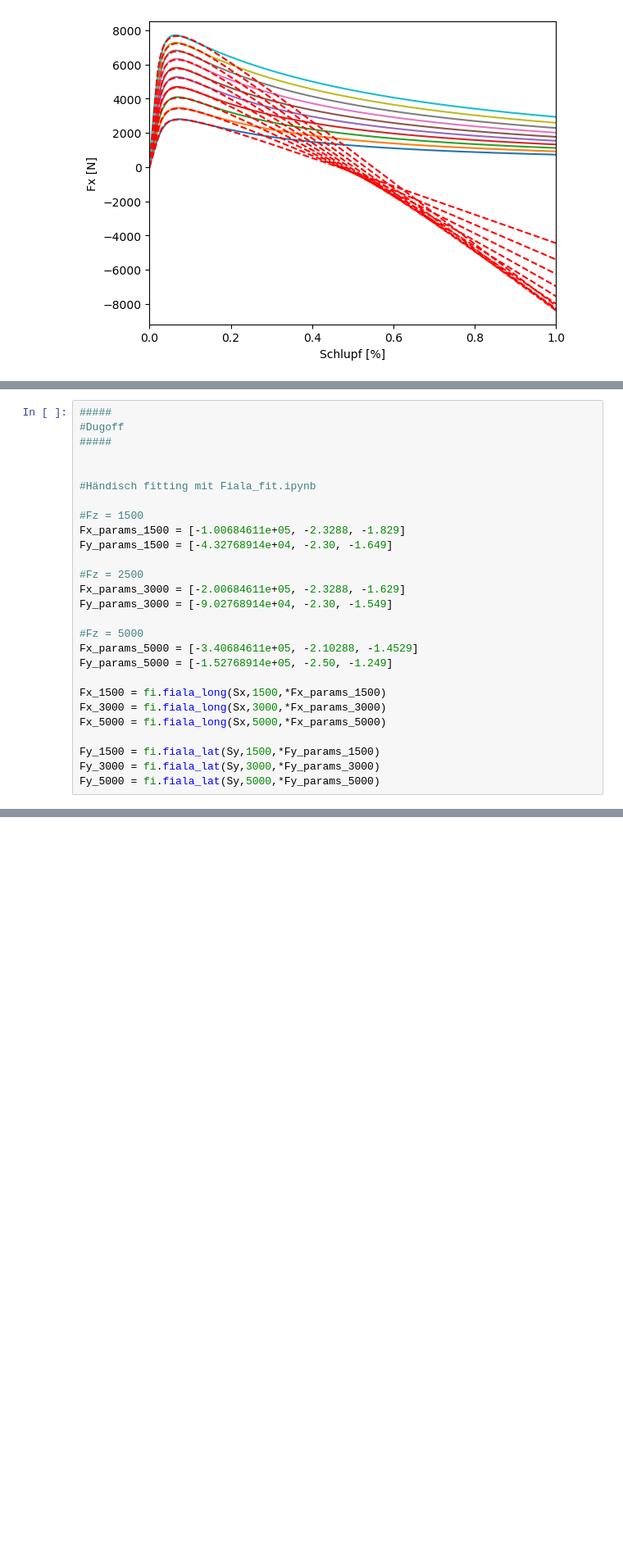
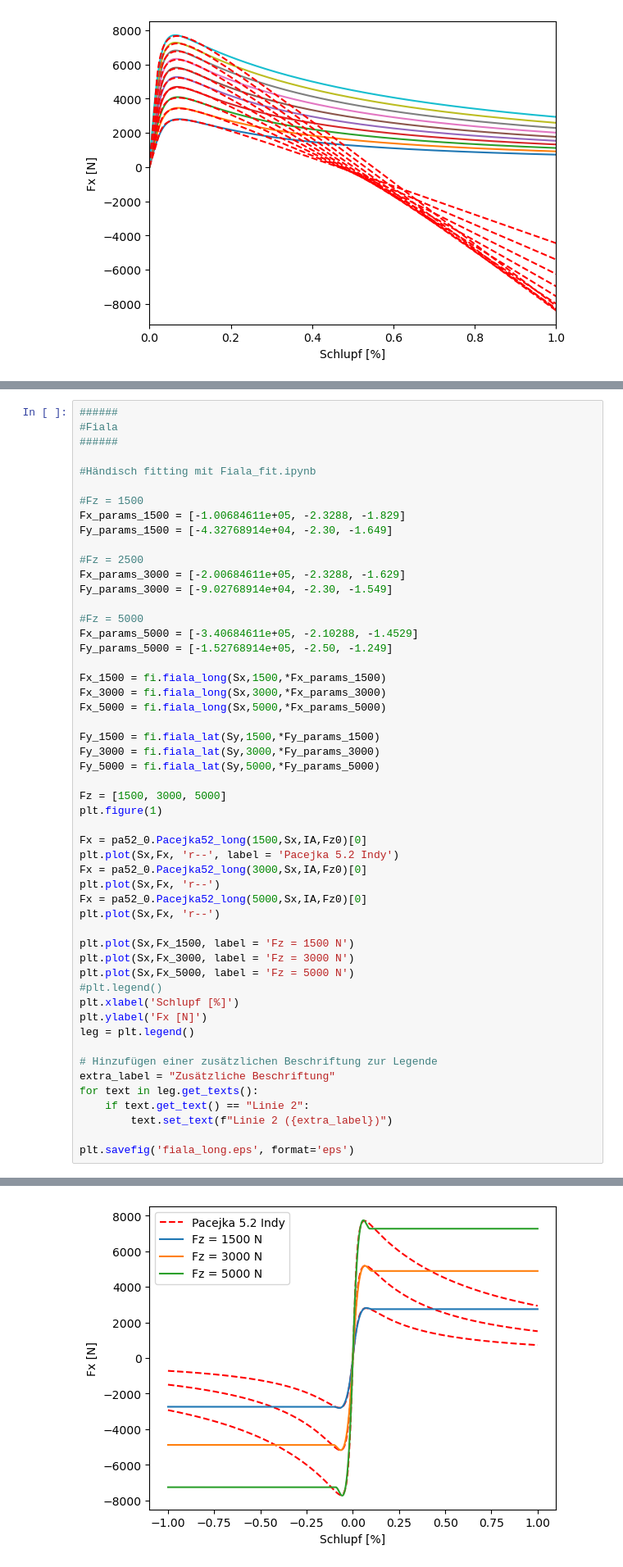
Before and after one commit to BenediktRuhland/SA-Tire-model, a Jupyter notebook: comparision/Fitting_comparision.ipynb, the cells around one changed output, grey strips where cells are left out. Shown: that part at 82% size. Cells and saved outputs as stored; diff of their text form; blank space fills up the shorter version.

```diff
--- a/comparision/Fitting_comparision.ipynb
+++ b/comparision/Fitting_comparision.ipynb
@@ -845,10 +845,9 @@ ax[2].set_xlim(1500,5000)
 [figure]
 [figure]
 # %%
-#####
-#Dugoff
-#####
-
+######
+#Fiala
+######
 
 #Händisch fitting mit Fiala_fit.ipynb
 
@@ -871,3 +870,30 @@ Fx_5000 = fi.fiala_long(Sx,5000,*Fx_params_5000)
 Fy_1500 = fi.fiala_lat(Sy,1500,*Fy_params_1500)
 Fy_3000 = fi.fiala_lat(Sy,3000,*Fy_params_3000)
 Fy_5000 = fi.fiala_lat(Sy,5000,*Fy_params_5000)
+
+Fz = [1500, 3000, 5000]
+plt.figure(1)
+
+Fx = pa52_0.Pacejka52_long(1500,Sx,IA,Fz0)[0]
+plt.plot(Sx,Fx, 'r--', label = 'Pacejka 5.2 Indy')
+Fx = pa52_0.Pacejka52_long(3000,Sx,IA,Fz0)[0]
+plt.plot(Sx,Fx, 'r--')
+Fx = pa52_0.Pacejka52_long(5000,Sx,IA,Fz0)[0]
+plt.plot(Sx,Fx, 'r--')
+
+plt.plot(Sx,Fx_1500, label = 'Fz = 1500 N')
+plt.plot(Sx,Fx_3000, label = 'Fz = 3000 N')
+plt.plot(Sx,Fx_5000, label = 'Fz = 5000 N')
+#plt.legend()
+plt.xlabel('Schlupf [%]')
+plt.ylabel('Fx [N]')
+leg = plt.legend()
+
+# Hinzufügen einer zusätzlichen Beschriftung zur Legende
+extra_label = "Zusätzliche Beschriftung"
+for text in leg.get_texts():
+    if text.get_text() == "Linie 2":
+        text.set_text(f"Linie 2 ({extra_label})")
+
+plt.savefig('fiala_long.eps', format='eps')
+# %% [output]
@@ -873,0 +901 @@ Fy_5000 = fi.fiala_lat(Sy,5000,*Fy_params_5000)
+[figure, added]
```
Also changed, not shown: parts of 2 cells of this notebook, 5 other files.
